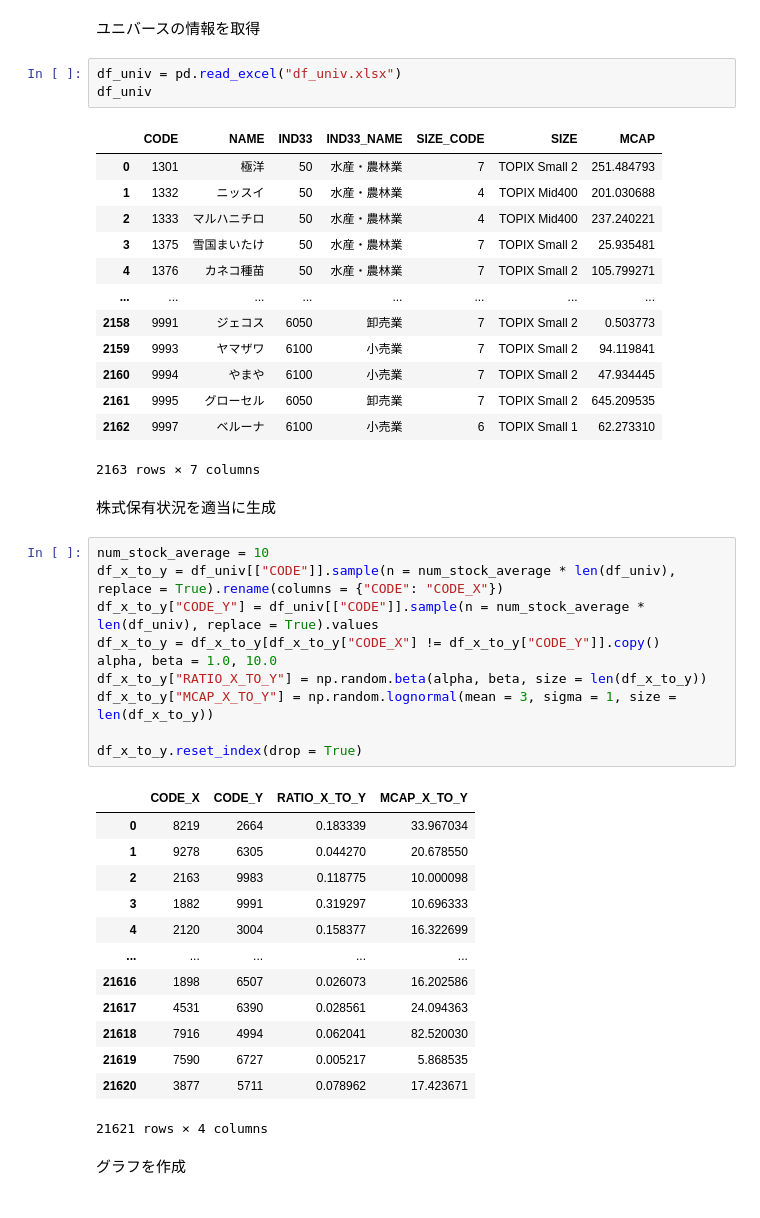
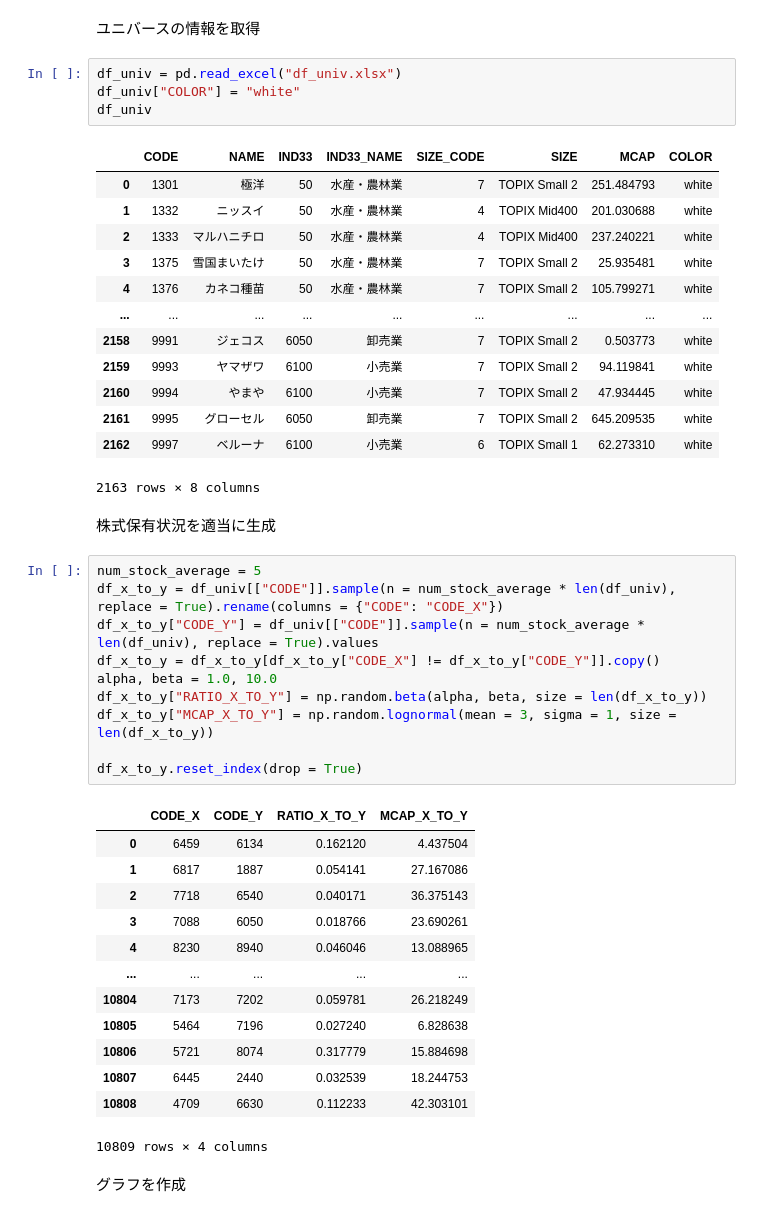
Before and after one commit to yotapoon/network, a Jupyter notebook: plot_network.ipynb, the cells around one changed output. Saved outputs shown, nothing was run; the diff lists cells and outputs as text.

```diff
--- a/plot_network.ipynb
+++ b/plot_network.ipynb
@@ -14,47 +55,48 @@ import seaborn as sns
 ユニバースの情報を取得
 # %%
 df_univ = pd.read_excel("df_univ.xlsx")
+df_univ["COLOR"] = "white"
 df_univ
 # %% [output]
-|  | CODE | NAME | IND33 | IND33_NAME | SIZE_CODE | SIZE | MCAP |
-| 0 | 1301 | 極洋 | 50 | 水産・農林業 | 7 | TOPIX Small 2 | 251.484793 |
-| 1 | 1332 | ニッスイ | 50 | 水産・農林業 | 4 | TOPIX Mid400 | 201.030688 |
-| 2 | 1333 | マルハニチロ | 50 | 水産・農林業 | 4 | TOPIX Mid400 | 237.240221 |
-| 3 | 1375 | 雪国まいたけ | 50 | 水産・農林業 | 7 | TOPIX Small 2 | 25.935481 |
-| 4 | 1376 | カネコ種苗 | 50 | 水産・農林業 | 7 | TOPIX Small 2 | 105.799271 |
-| ... | ... | ... | ... | ... | ... | ... | ... |
-| 2158 | 9991 | ジェコス | 6050 | 卸売業 | 7 | TOPIX Small 2 | 0.503773 |
-| 2159 | 9993 | ヤマザワ | 6100 | 小売業 | 7 | TOPIX Small 2 | 94.119841 |
-| 2160 | 9994 | やまや | 6100 | 小売業 | 7 | TOPIX Small 2 | 47.934445 |
-| 2161 | 9995 | グローセル | 6050 | 卸売業 | 7 | TOPIX Small 2 | 645.209535 |
-| 2162 | 9997 | ベルーナ | 6100 | 小売業 | 6 | TOPIX Small 1 | 62.273310 |
+|  | CODE | NAME | IND33 | IND33_NAME | SIZE_CODE | SIZE | MCAP | COLOR |
+| 0 | 1301 | 極洋 | 50 | 水産・農林業 | 7 | TOPIX Small 2 | 251.484793 | white |
+| 1 | 1332 | ニッスイ | 50 | 水産・農林業 | 4 | TOPIX Mid400 | 201.030688 | white |
+| 2 | 1333 | マルハニチロ | 50 | 水産・農林業 | 4 | TOPIX Mid400 | 237.240221 | white |
+| 3 | 1375 | 雪国まいたけ | 50 | 水産・農林業 | 7 | TOPIX Small 2 | 25.935481 | white |
+| 4 | 1376 | カネコ種苗 | 50 | 水産・農林業 | 7 | TOPIX Small 2 | 105.799271 | white |
+| ... | ... | ... | ... | ... | ... | ... | ... | ... |
+| 2158 | 9991 | ジェコス | 6050 | 卸売業 | 7 | TOPIX Small 2 | 0.503773 | white |
+| 2159 | 9993 | ヤマザワ | 6100 | 小売業 | 7 | TOPIX Small 2 | 94.119841 | white |
+| 2160 | 9994 | やまや | 6100 | 小売業 | 7 | TOPIX Small 2 | 47.934445 | white |
+| 2161 | 9995 | グローセル | 6050 | 卸売業 | 7 | TOPIX Small 2 | 645.209535 | white |
+| 2162 | 9997 | ベルーナ | 6100 | 小売業 | 6 | TOPIX Small 1 | 62.273310 | white |
-2163 rows × 7 columns
+2163 rows × 8 columns
 # %% [markdown]
 株式保有状況を適当に生成
 # %%
-num_stock_average = 10
+num_stock_average = 5
 df_x_to_y = df_univ[["CODE"]].sample(n = num_stock_average * len(df_univ), replace = True).rename(columns = {"CODE": "CODE_X"})
 df_x_to_y["CODE_Y"] = df_univ[["CODE"]].sample(n = num_stock_average * len(df_univ), replace = True).values
 df_x_to_y = df_x_to_y[df_x_to_y["CODE_X"] != df_x_to_y["CODE_Y"]].copy()
 alpha, beta = 1.0, 10.0
 df_x_to_y["RATIO_X_TO_Y"] = np.random.beta(alpha, beta, size = len(df_x_to_y))
 df_x_to_y["MCAP_X_TO_Y"] = np.random.lognormal(mean = 3, sigma = 1, size = len(df_x_to_y))
 
 df_x_to_y.reset_index(drop = True)
 # %% [output]
 |  | CODE_X | CODE_Y | RATIO_X_TO_Y | MCAP_X_TO_Y |
-| 0 | 8219 | 2664 | 0.183339 | 33.967034 |
-| 1 | 9278 | 6305 | 0.044270 | 20.678550 |
-| 2 | 2163 | 9983 | 0.118775 | 10.000098 |
-| 3 | 1882 | 9991 | 0.319297 | 10.696333 |
-| 4 | 2120 | 3004 | 0.158377 | 16.322699 |
+| 0 | 6459 | 6134 | 0.162120 | 4.437504 |
+| 1 | 6817 | 1887 | 0.054141 | 27.167086 |
+| 2 | 7718 | 6540 | 0.040171 | 36.375143 |
+| 3 | 7088 | 6050 | 0.018766 | 23.690261 |
+| 4 | 8230 | 8940 | 0.046046 | 13.088965 |
 | ... | ... | ... | ... | ... |
-| 21616 | 1898 | 6507 | 0.026073 | 16.202586 |
-| 21617 | 4531 | 6390 | 0.028561 | 24.094363 |
-| 21618 | 7916 | 4994 | 0.062041 | 82.520030 |
-| 21619 | 7590 | 6727 | 0.005217 | 5.868535 |
-| 21620 | 3877 | 5711 | 0.078962 | 17.423671 |
+| 10804 | 7173 | 7202 | 0.059781 | 26.218249 |
+| 10805 | 5464 | 7196 | 0.027240 | 6.828638 |
+| 10806 | 5721 | 8074 | 0.317779 | 15.884698 |
+| 10807 | 6445 | 2440 | 0.032539 | 18.244753 |
+| 10808 | 4709 | 6630 | 0.112233 | 42.303101 |
-21621 rows × 4 columns
+10809 rows × 4 columns
 # %% [markdown]
 グラフを作成
 # %%
```
Also changed, not shown: parts of 16 cells of this notebook.
